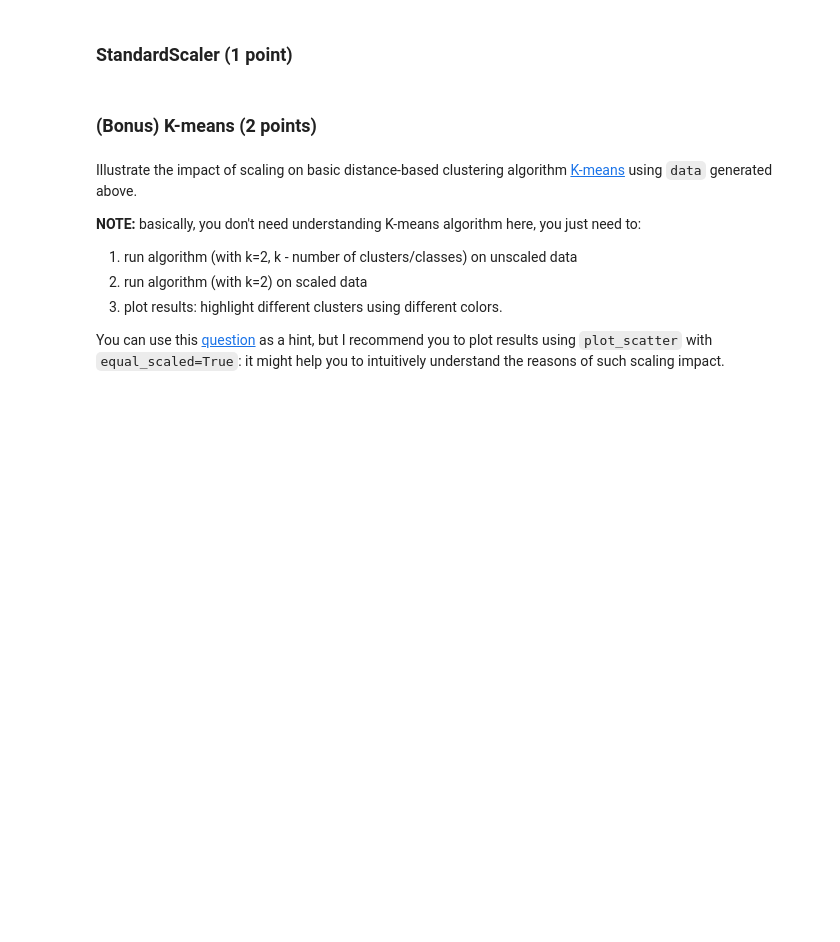
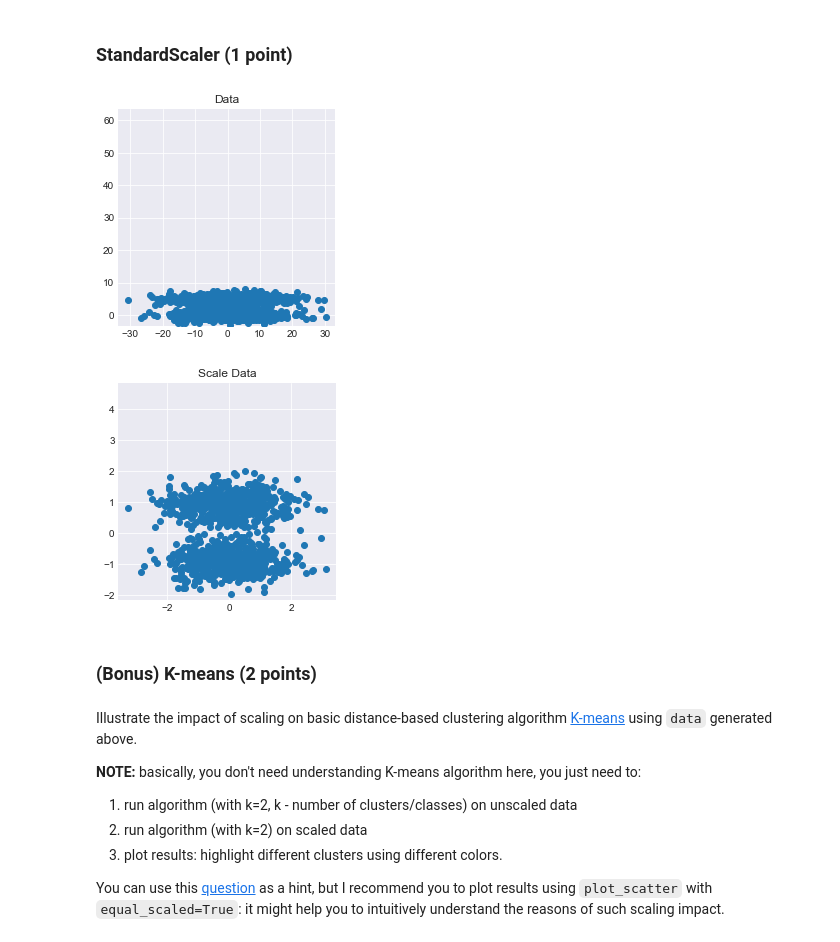
Before and after one commit to kinkpunk/ml-intro, a Jupyter notebook: 4_feature_engineering_selection/feature_engineering_selection.ipynb, the cells around one changed output. Drawn from its saved outputs; the diff is of its cells as text; code cells hidden in the pictures; blank space fills up the shorter version.

```diff
--- a/4_feature_engineering_selection/feature_engineering_selection.ipynb
+++ b/4_feature_engineering_selection/feature_engineering_selection.ipynb
@@ -528,3 +540,14 @@ Perform `StandardScaling` and `MinMaxScaling` of original data; visualize result
+# %%
+## your code
+st_scaler = StandardScaler()
+sc_data = data.copy()
+sc_data = st_scaler.fit_transform(sc_data)
+# %%
+plot_scatter(data[:, 0], data[:, 1], auto_scaled=False, title='Data')
+plot_scatter(sc_data[:, 0], sc_data[:, 1], auto_scaled=False, title='Scale Data')
+# %% [output]
+[figure, added]
+[figure, added]
 # %% [markdown]
 ### (Bonus) K-means (2 points)
 # %% [markdown]
```
Also changed, not shown: parts of 19 cells of this notebook.
